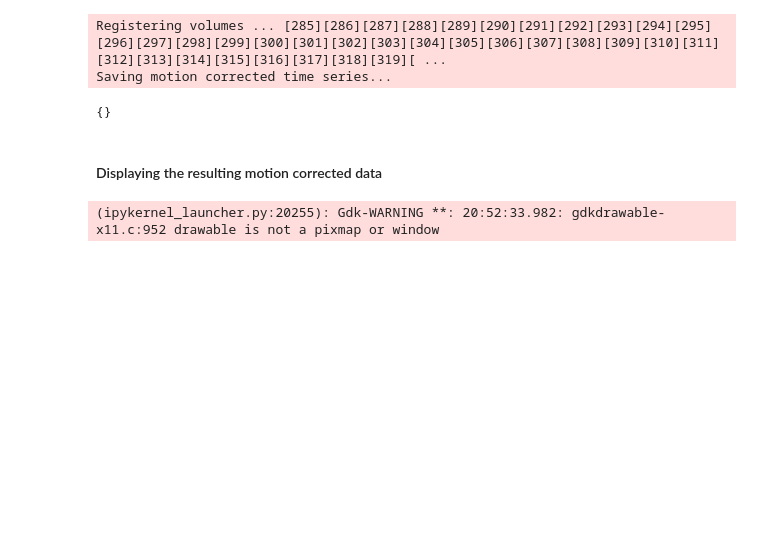
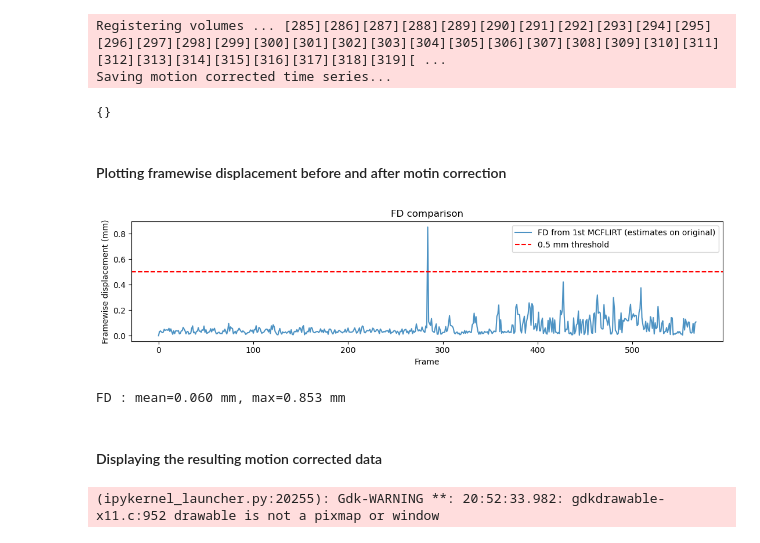
Before and after one commit to Johanonthetop/NX-421_Miniproject_1, a Jupyter notebook: projectcam.ipynb, the cells around one changed output. Cells and saved outputs as stored; diff of their text form; code cells hidden in the pictures; blank space fills up the shorter version.

```diff
--- a/projectcam.ipynb
+++ b/projectcam.ipynb
@@ -99,19 +99,21 @@ def get_json_from_file(fname):
 ###################
 
 sample_path = "/home/jovyan/data"
+deriv_path = "/home/jovyan/Labs/mydataset"
 dataset_id = 'mydataset'
 subject_id = '101410'
 subject_dir = 'sub-{}'.format(subject_id)
 
 bids_root = op.join(sample_path, dataset_id)
 deriv_root = op.join(bids_root, 'derivatives')
-preproc_root = op.join(bids_root, 'derivatives','preprocessed_data')
+preproc_root = op.join(deriv_path, 'derivatives','preprocessed_data')
 preproc_subject_path = op.join(preproc_root, subject_dir)
 preproc_anat_path = op.join(preproc_root, subject_dir, 'anat')
 preproc_func_path = op.join(preproc_root, subject_dir, 'func')
 preproc_fmap_path = op.join(preproc_root, subject_dir, 'fmap')
 concat_tfMRI_data_path = op.join(preproc_func_path, 'sub-{}_task-motor_concat_scaled.nii.gz'.format(subject_id))
-gaussian_filtered_path = op.join(preproc_func_path, 'sub-{}_task-motor_concat_bbr'.format(subject_id))
+path_moco_data = op.join(preproc_func_path, 'sub-{}_tfMRI_MOTOR_LR_moco'.format(subject_id))
+gaussian_filtered_path = op.join(preproc_func_path, 'sub-{}_task-motor_concat_bbr_smoothed-6mm.nii.gz'.format(subject_id))
 
 ###################
 # Create folders relevant for preprocessing.
@@ -301,6 +319,45 @@ Original_refvol = -1
 Registering volumes ... [285][286][287][288][289][290][291][292][293][294][295][296][297][298][299][300][301][302][303][304][305][306][307][308][309][310][311][312][313][314][315][316][317][318][319][ ...
 Saving motion corrected time series...
 {}
+# %% [markdown]
+#### Plotting framewise displacement before and after motin correction
+# %%
+def compute_fd_from_par(par_file, radius_mm=50.0):
+    """
+    par_file columns: rot_x, rot_y, rot_z (radians), trans_x, trans_y, trans_z (mm)
+    Convert rotations to mm using a head radius, then sum absolute diffs across 6 params.
+    Returns: FD array (n_volumes,)
+    """
+    mp = np.loadtxt(par_file)
+    if mp.ndim == 1:
+        mp = mp[None, :]  # handle single-row edge case
+    rot = mp[:, :3] * radius_mm           # radians -> mm
+    trans = mp[:, 3:]
+    six = np.hstack([rot, trans])         # shape (T, 6)
+    diff = np.vstack([np.zeros((1, 6)), np.diff(six, axis=0)])
+    return np.sum(np.abs(diff), axis=1)
+
+moco_img = path_moco_data + '.nii.gz'
+par_post = path_moco_data + '.par'
+
+fd = compute_fd_from_par(par_post)
+
+# Plot framewise displacement
+plt.figure(figsize=(11,3))
+plt.plot(fd, label='FD from 1st MCFLIRT (estimates on original)', alpha=0.8)
+plt.axhline(0.5, ls='--', color='r', label='0.5 mm threshold')
+plt.xlabel('Frame')
+plt.ylabel('Framewise displacement (mm)')
+plt.title('FD comparison')
+plt.legend()
+plt.tight_layout()
+plt.show()
+
+# Quick stats
+print(f"FD : mean={fd.mean():.3f} mm, max={fd_after.max():.3f} mm")
+# %% [output]
+[figure, added]
+FD : mean=0.060 mm, max=0.853 mm
 # %% [markdown]
 #### Displaying the resulting motion corrected data
 # %%
```
Also changed, not shown: parts of 14 cells of this notebook.
